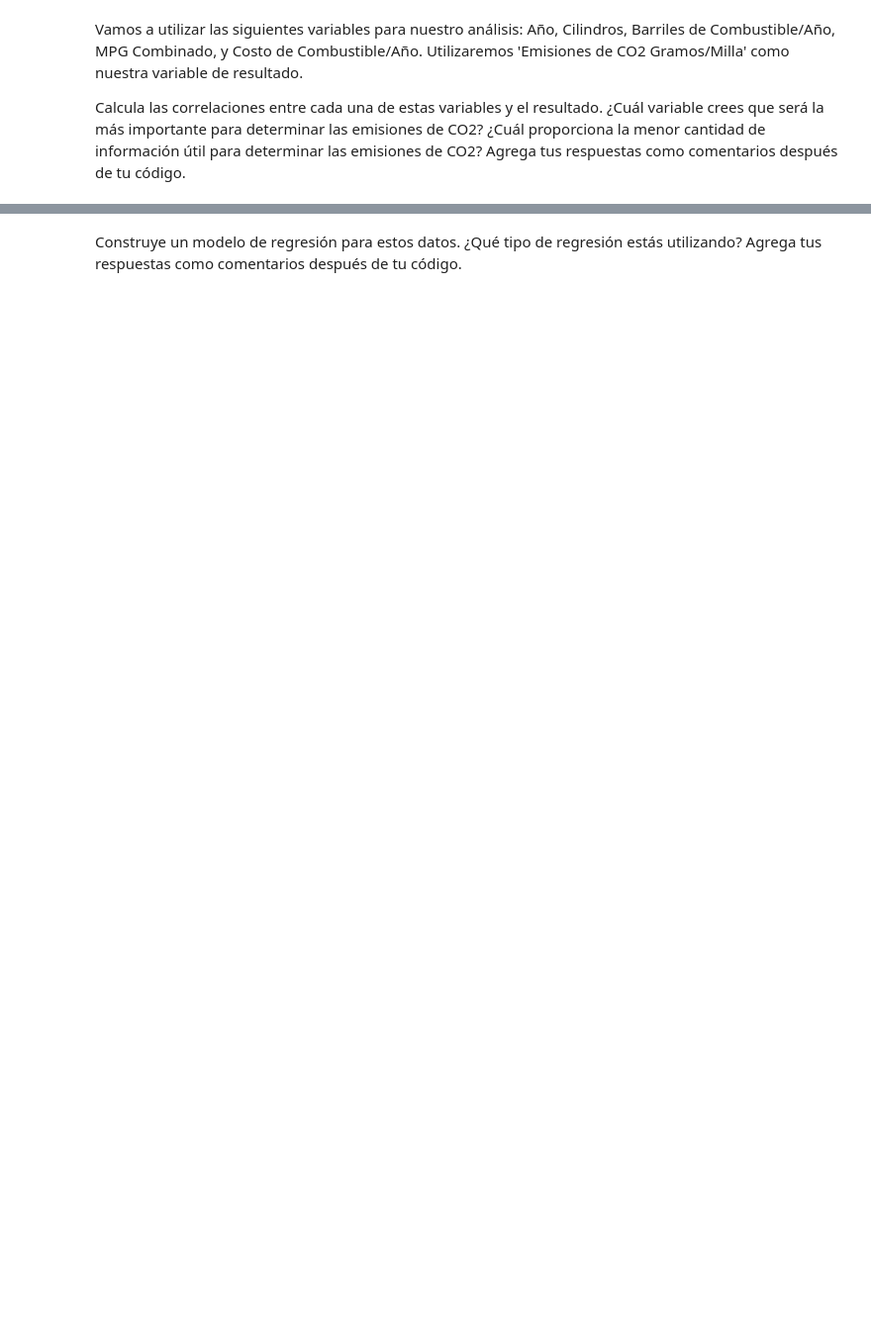
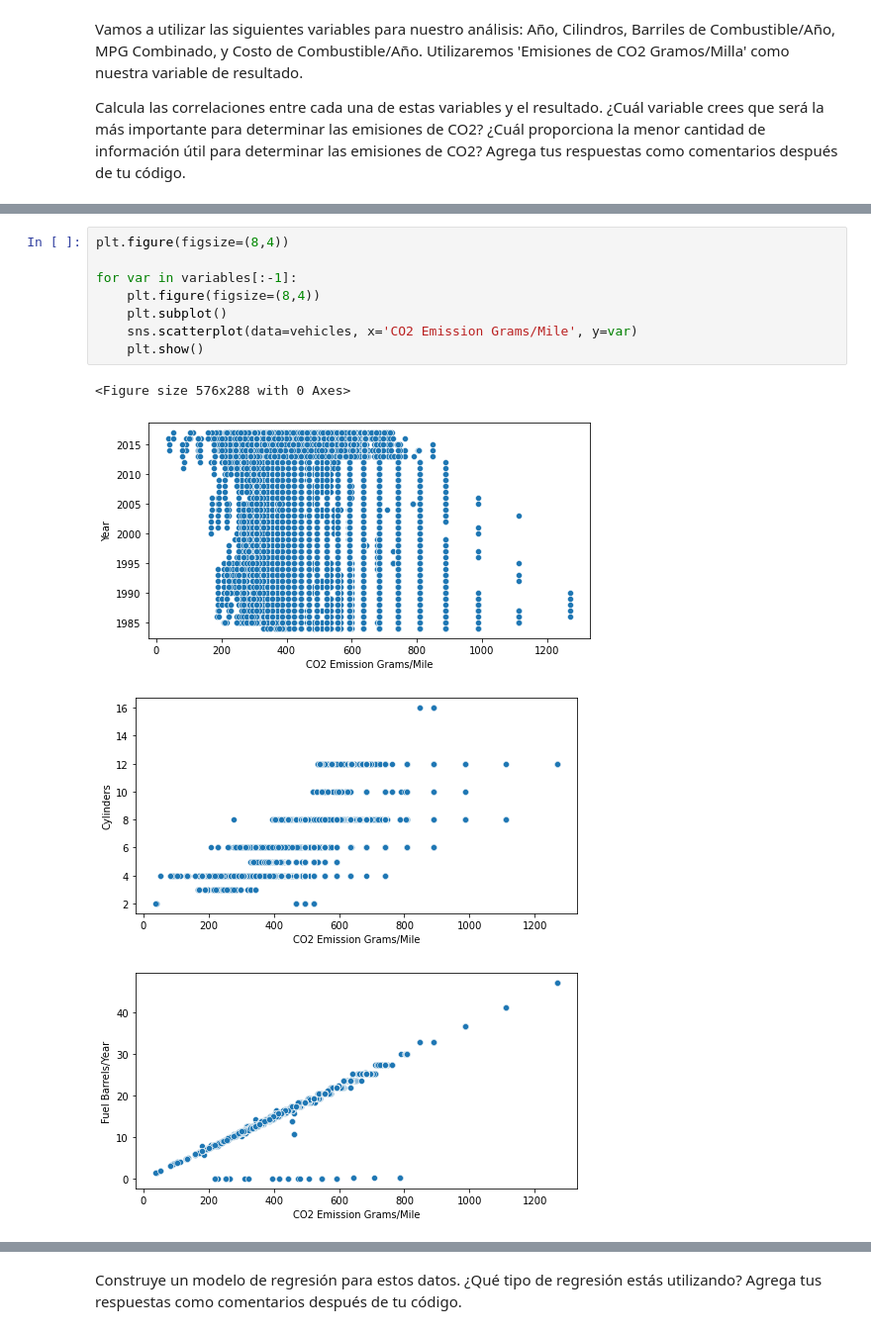
Before and after one commit to ivanseldas/lab-regression-analysis-es, a Jupyter notebook: your-code/lab-regression-analysis-esp.ipynb, the cells around one changed output, grey strips where cells are left out. Shown at 99% size. Drawn from its saved outputs; the diff is of its cells as text; blank space fills up the shorter version.

```diff
--- a/your-code/lab-regression-analysis-esp.ipynb
+++ b/your-code/lab-regression-analysis-esp.ipynb
@@ -148,0 +161,13 @@ Calcula las correlaciones entre cada una de estas variables y el resultado. ¿Cu
+# %%
+plt.figure(figsize=(8,4))
+
+for var in variables[:-1]:
+    plt.figure(figsize=(8,4))
+    plt.subplot()
+    sns.scatterplot(data=vehicles, x='CO2 Emission Grams/Mile', y=var)
+    plt.show()
+# %% [output]
+<Figure size 576x288 with 0 Axes>
+[figure, added]
+[figure, added]
+[figure, added]
```
Also changed, not shown: parts of 14 cells of this notebook.
